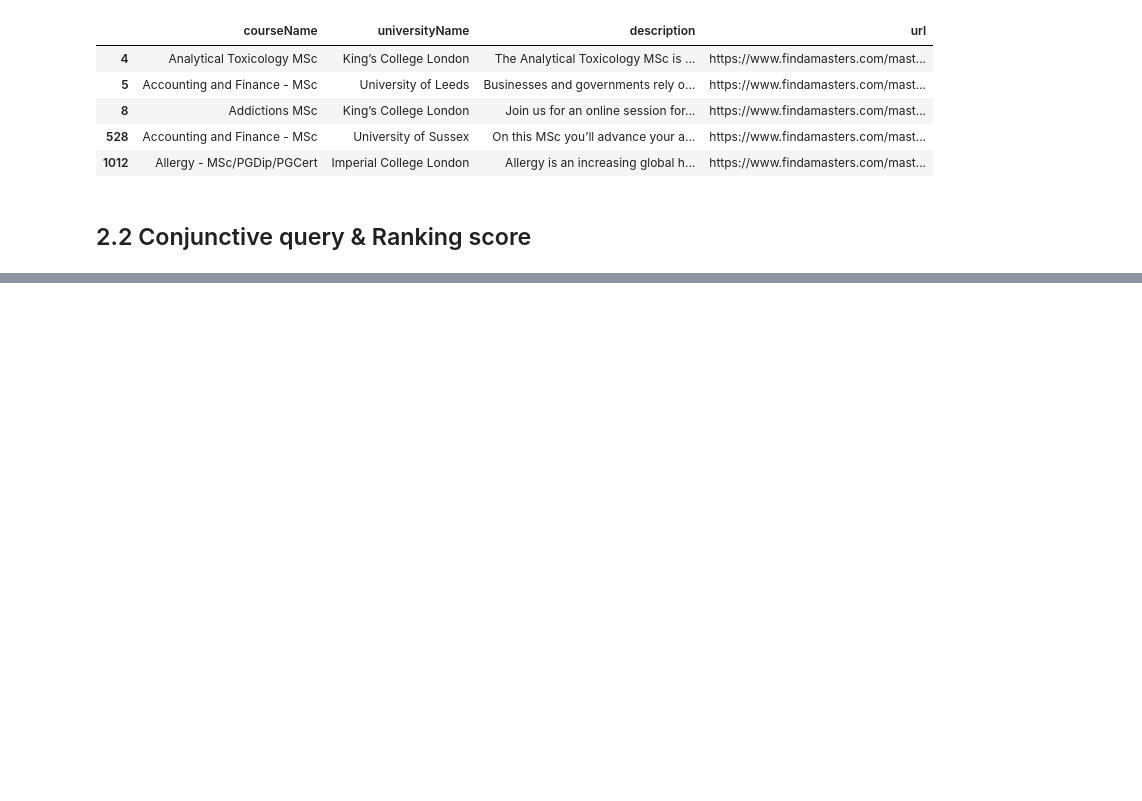
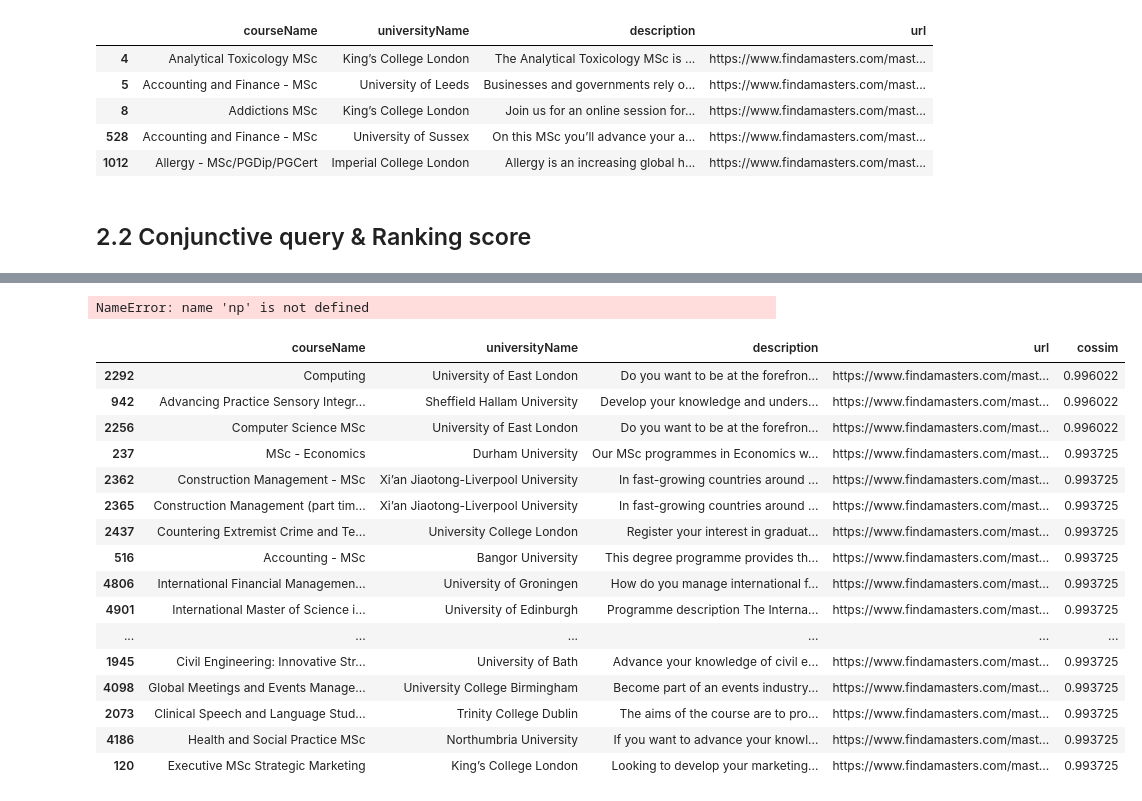
Before and after one commit to camillabrigandi/ADM-HW3, a Jupyter notebook: HW3.ipynb, the cells around one changed output, grey strips where cells are left out. Drawn from its saved outputs; the diff is of its cells as text; code cells hidden in the pictures; blank space fills up the shorter version.

```diff
--- a/HW3.ipynb
+++ b/HW3.ipynb
@@ -202,7 +206,7 @@ Now let's get started eith the rest of the pre-proessing of the fees column.
 # %%
 import re
 # %%
-currency_pattern = re.compile(u'([$¢£¤¥֏؋৲৳৻૱௹฿៛\u20a0-\u20bd\ua838\ufdfc\ufe69\uff04\uffe0\uffe1\uffe5\uffe6|'r'USD|EUR|GBP|JPY|INR|AUD|CAD|HK][0-9]+[.,]{0,1}[0-9]+)|'r'([0-9]+[.,]{0,1}[0-9]+[USD|EUR|GBP|JPY|INR|AUD|CAD|HK|'u'[$¢£¤¥֏؋৲৳৻૱௹฿៛\u20a0-\u20bd\ua838\ufdfc\ufe69\uff04\uffe0\uffe1\uffe5\uffe6])')
+currency_pattern = re.compile(u'([$¢£¤¥֏؋৲৳৻૱௹฿៛\u20a0-\u20bd\ua838\ufdfc\ufe69\uff04\uffe0\uffe1\uffe5\uffe6]|'r'USD|EUR|GBP|JPY|INR|AUD|CAD|HK|euro|euros[0-9]+[.,]{0,1}[0-9]+)|'r'([0-9]+[.,]{0,1}[0-9]+[USD|EUR|GBP|JPY|INR|AUD|CAD|HK|'u'[$¢£¤¥֏؋৲৳৻૱௹฿៛\u20a0-\u20bd\ua838\ufdfc\ufe69\uff04\uffe0\uffe1\uffe5\uffe6])')
 #msc_degrees['fees_clean'] = msc_degrees.fees_clean.apply(lambda row: nltk.word_tokenize(row))
 msc_degrees['fees_clean'] = msc_degrees.fees_clean.apply(lambda row: re.findall(currency_pattern, row))
 #msc_degrees['fees_clean'] = msc_degrees.fees_clean.apply(lambda row: re.split(currency_pattern, row))
@@ -361,0 +405,44 @@ res[res['courseName'].isin(names)]
+# %%
+#Loading tfidf inverted index pkl file
+with open('inverted_index_tfidf.pkl', 'rb') as invidx_file:
+    inverted_index_tfidf = pickle.load(invidx_file)
+
+invidx_file.close()
+# %%
+#point 1
+query = input('Type to search: ')
+query = functions.preprocess_query(query)
+
+#get search results
+topkresults_idx_cossim = functions.search_engine_tfidf(query, inverted_index_tfidf, vocabulary_dict, 20 )
+# %% [output]
+NameError: name 'np' is not defined
+# %%
+#showing results
+
+if topkresults_idx_cossim == []:
+    print("There are no results for this query")
+else:
+    results_columns = ['courseName', 'universityName', 'description', 'url']
+    res = msc_degrees.loc[[el[0] for el in topkresults_idx_cossim], results_columns ]
+    res['cossim'] = [el[1][0] for el in topkresults_idx_cossim]
+
+res
+# %% [output]
+|  | courseName | universityName | description | url | cossim |
+| 2292 | Computing | University of East London | Do you want to be at the forefron... | https://www.findamasters.com/mast... | 0.996022 |
+| 942 | Advancing Practice Sensory Integr... | Sheffield Hallam University | Develop your knowledge and unders... | https://www.findamasters.com/mast... | 0.996022 |
+| 2256 | Computer Science MSc | University of East London | Do you want to be at the forefron... | https://www.findamasters.com/mast... | 0.996022 |
+| 237 | MSc - Economics | Durham University | Our MSc programmes in Economics w... | https://www.findamasters.com/mast... | 0.993725 |
+| 2362 | Construction Management - MSc | Xi’an Jiaotong-Liverpool University | In fast-growing countries around ... | https://www.findamasters.com/mast... | 0.993725 |
+| 2365 | Construction Management (part tim... | Xi’an Jiaotong-Liverpool University | In fast-growing countries around ... | https://www.findamasters.com/mast... | 0.993725 |
+| 2437 | Countering Extremist Crime and Te... | University College London | Register your interest in graduat... | https://www.findamasters.com/mast... | 0.993725 |
+| 516 | Accounting - MSc | Bangor University | This degree programme provides th... | https://www.findamasters.com/mast... | 0.993725 |
+| 4806 | International Financial Managemen... | University of Groningen | How do you manage international f... | https://www.findamasters.com/mast... | 0.993725 |
+| 4901 | International Master of Science i... | University of Edinburgh | Programme description The Interna... | https://www.findamasters.com/mast... | 0.993725 |
+| ... | ... | ... | ... | ... | ... |
+| 1945 | Civil Engineering: Innovative Str... | University of Bath | Advance your knowledge of civil e... | https://www.findamasters.com/mast... | 0.993725 |
+| 4098 | Global Meetings and Events Manage... | University College Birmingham | Become part of an events industry... | https://www.findamasters.com/mast... | 0.993725 |
+| 2073 | Clinical Speech and Language Stud... | Trinity College Dublin | The aims of the course are to pro... | https://www.findamasters.com/mast... | 0.993725 |
+| 4186 | Health and Social Practice MSc | Northumbria University | If you want to advance your knowl... | https://www.findamasters.com/mast... | 0.993725 |
+| 120 | Executive MSc Strategic Marketing | King’s College London | Looking to develop your marketing... | https://www.findamasters.com/mast... | 0.993725 |
```
Also changed, not shown: parts of 14 cells of this notebook, 2 other files.
